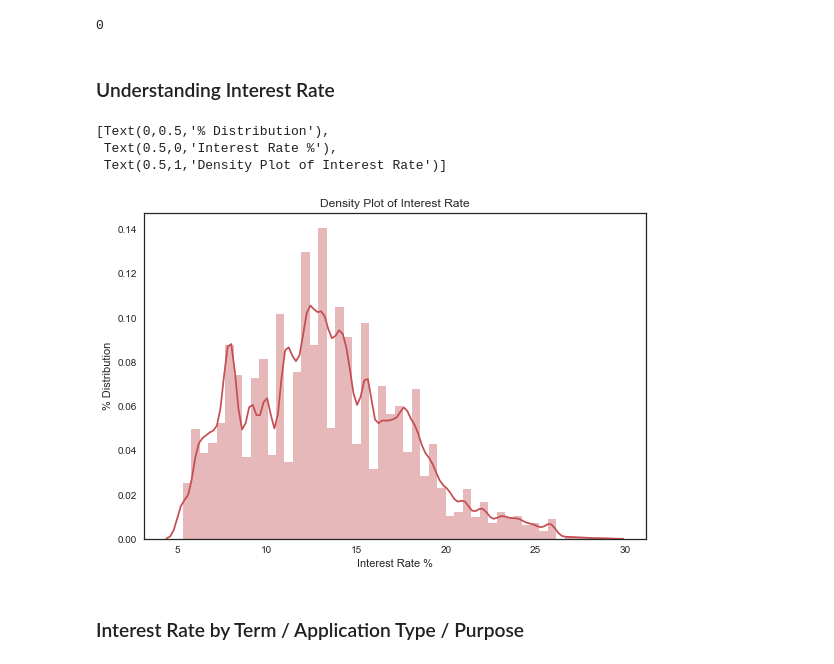
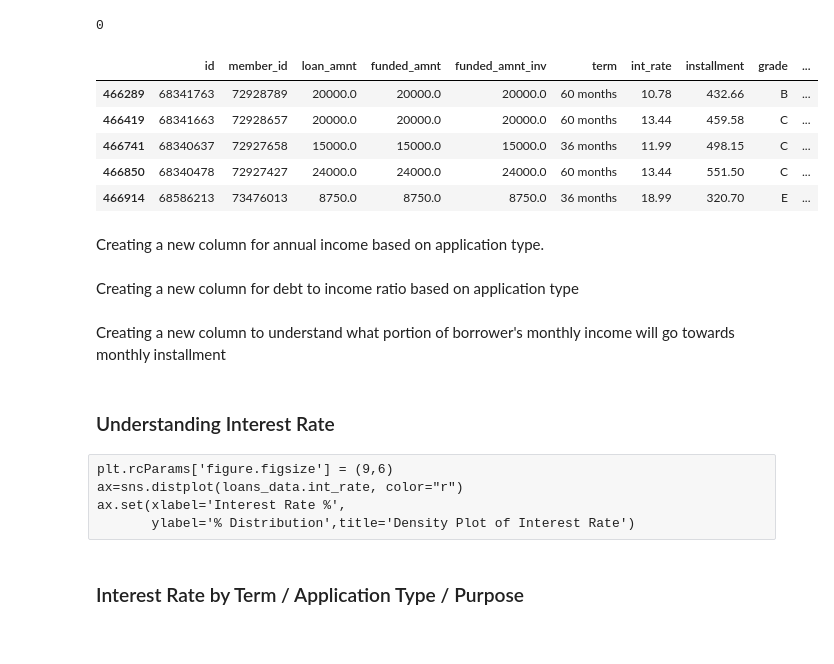
Before and after one commit to ramyatamehrotra/Springboard_DSCT, a Jupyter notebook: Capstone Project - I (Lending Club Loans).ipynb, the cells around one changed output. Saved outputs shown, nothing was run; the diff lists cells and outputs as text; code cells hidden in the pictures.

```diff
--- a/Capstone Project - I (Lending Club Loans).ipynb
+++ b/Capstone Project - I (Lending Club Loans).ipynb
@@ -206,3 +206,15 @@ Now, I will run a check to ensure that there are no more missing values in this
 loans_data.id[loans_data['annual_inc'].isnull()].count()
 # %% [output]
 0
+# %%
+#loans_data['inst_inc_ratio'] = loans_data['installment']/loans_data['annual_inc']
+loans_data[loans_data['application_type'] == 'JOINT'].head(5)
+# %% [output]
+|  | id | member_id | loan_amnt | funded_amnt | funded_amnt_inv | term | int_rate | installment | grade | ... |
+| 466289 | 68341763 | 72928789 | 20000.0 | 20000.0 | 20000.0 | 60 months | 10.78 | 432.66 | B | ... |
+| 466419 | 68341663 | 72928657 | 20000.0 | 20000.0 | 20000.0 | 60 months | 13.44 | 459.58 | C | ... |
+| 466741 | 68340637 | 72927658 | 15000.0 | 15000.0 | 15000.0 | 36 months | 11.99 | 498.15 | C | ... |
+| 466850 | 68340478 | 72927427 | 24000.0 | 24000.0 | 24000.0 | 60 months | 13.44 | 551.50 | C | ... |
+| 466914 | 68586213 | 73476013 | 8750.0 | 8750.0 | 8750.0 | 36 months | 18.99 | 320.70 | E | ... |
+# %% [markdown]
+Creating a new column for annual income based on application type.
@@ -208,0 +232,2 @@ loans_data.id[loans_data['annual_inc'].isnull()].count()
+# %% [markdown]
+Creating a new column for debt to income ratio based on application type
@@ -208,0 +244,2 @@ loans_data.id[loans_data['annual_inc'].isnull()].count()
+# %% [markdown]
+Creating a new column to understand what portion of borrower's monthly income will go towards monthly installment
@@ -209,15 +248,10 @@ loans_data.id[loans_data['annual_inc'].isnull()].count()
 # %% [markdown]
 ### Understanding Interest Rate
-# %%
-plt.rcParams['figure.figsize'] = (9,6)
-ax=sns.distplot(loans_data.int_rate, color="r")
-ax.set(xlabel='Interest Rate %',
-       ylabel='% Distribution',title='Density Plot of Interest Rate')
-# %% [output]
-[Text(0,0.5,'% Distribution'),
- Text(0.5,0,'Interest Rate %'),
- Text(0.5,1,'Density Plot of Interest Rate')]
-[figure, removed]
+# %% [raw]
+plt.rcParams['figure.figsize'] = (9,6)
+ax=sns.distplot(loans_data.int_rate, color="r")
+ax.set(xlabel='Interest Rate %',
+       ylabel='% Distribution',title='Density Plot of Interest Rate')
 # %% [markdown]
 ### Interest Rate by Term / Application Type / Purpose
 # %%
```
Also changed, not shown: parts of 10 cells of this notebook.
